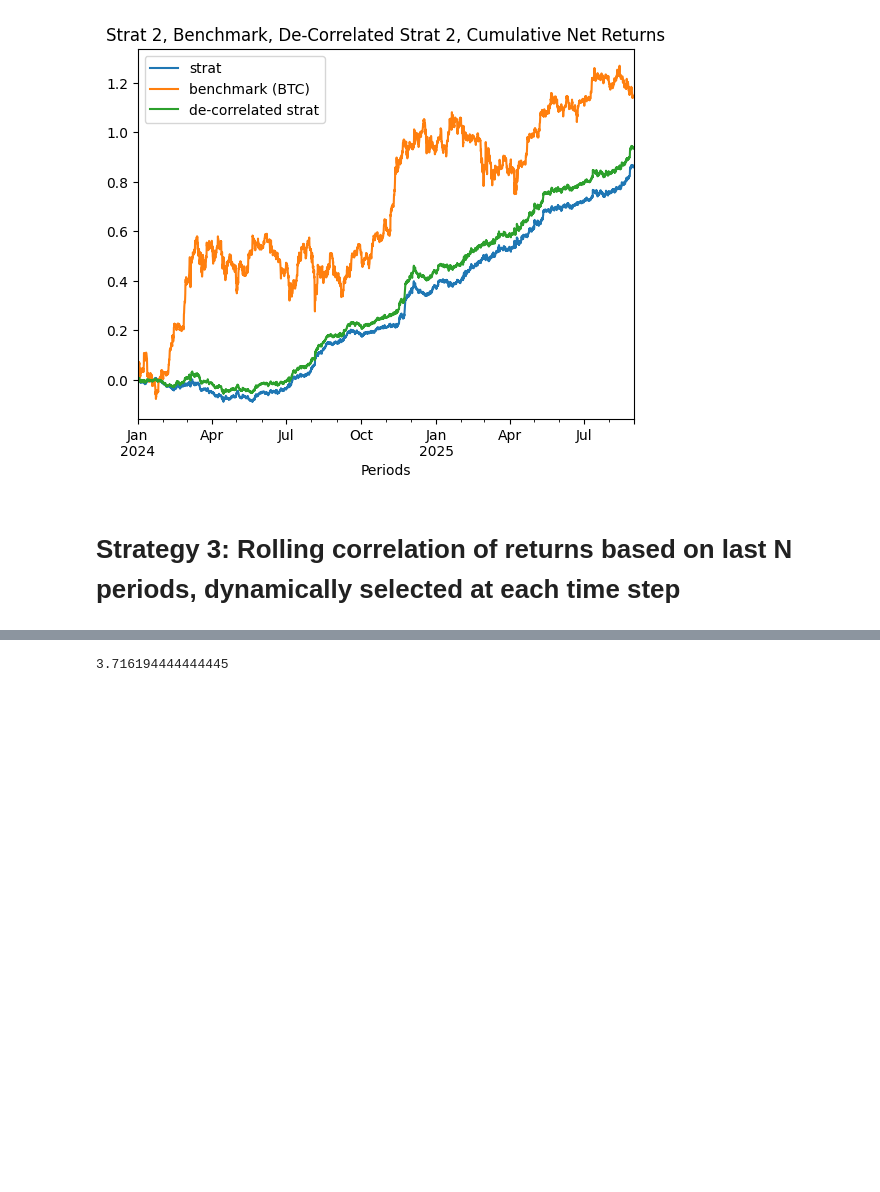
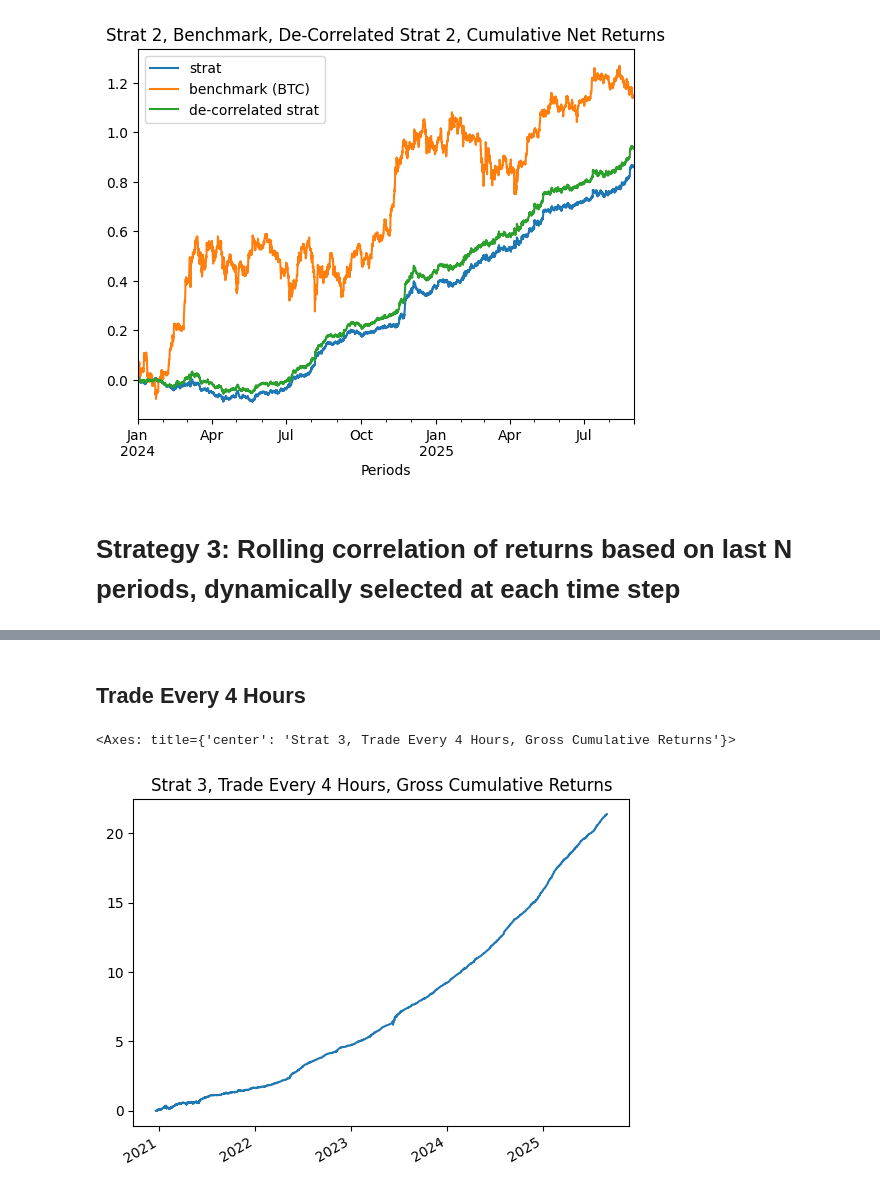
Before and after one commit to wbchristerson/crypto-strategies, a Jupyter notebook: correlation.ipynb, the cells around one changed output, grey strips where cells are left out. Saved outputs shown, nothing was run; the diff lists cells and outputs as text; code cells hidden in the pictures; blank space fills up the shorter version.

Commit message:
implement correlation look-back strategy for different time horizons

```diff
--- a/correlation.ipynb
+++ b/correlation.ipynb
@@ -664,4 +316,49 @@ print(np.mean(all_times))
-# %%
-len(ret) * 1.3 / 60 / 60
-# %% [output]
-3.716194444444445
+# %%
+should_calculate_signal = False
+
+if should_calculate_signal:
+    dates_to_signals = dict()
+
+    for index in range(window_len, len(ret)):
+        time_index = ret.index[index]
+        coins_to_reg_params = get_coins_to_look_back_reg_params_10_11_2025(
+            ret.iloc[(index-window_len):index],
+            ret.shift().iloc[(index-window_len):index],
+            time_to_top_ret_corr_coins_df.loc[time_index])
+
+        signal_vals = dict()
+        for col in ret.columns:
+            if col in coins_to_reg_params:
+                params = coins_to_reg_params[col]
+                corr_coin = time_to_top_ret_corr_coins_df.loc[time_index][col]
+                predicted_ret = ret.shift().iloc[index][corr_coin] * params["beta"] + params["alpha"]
+                signal = (-1) * (ret.iloc[index][col] - predicted_ret)
+                signal_vals[col] = signal
+            else:
+                signal_vals[col] = np.nan
+
+        dates_to_signals[time_index] = pd.Series(signal_vals)
+        print(f"{index - window_len + 1} / {len(ret) - window_len}")
+
+    raw_signal = pd.DataFrame(dates_to_signals).T
+else:
+    raw_signal = pd.read_csv('./rolling_corr_signal_window_20.csv', index_col = 0)
+    raw_signal.index = raw_signal.index.map(lambda t: datetime.strptime(t, "%Y-%m-%d %H:%M:%S"))
+# %%
+transformed_signal = get_rank_demeaned_normalized_signal(raw_signal)
+
+# Prepend nan data for first 20 periods not included
+data_to_prepend = dict()
+
+for index in px[px.index < transformed_signal.index[0]].index:
+    data_to_prepend[index] = pd.Series(index=px.columns)
+
+transformed_signal = pd.concat([pd.DataFrame(data_to_prepend).T, transformed_signal])
+# %% [markdown]
+## Trade Every 4 Hours
+# %%
+gross_returns, net_returns = get_gross_returns_and_net_returns(transformed_signal, px)
+gross_returns.cumsum().plot(title="Strat 3, Trade Every 4 Hours, Gross Cumulative Returns")
+# %% [output]
+<Axes: title={'center': 'Strat 3, Trade Every 4 Hours, Gross Cumulative Returns'}>
+[figure, added]
```
Also changed, not shown: parts of 42 cells of this notebook, 4 other files.
